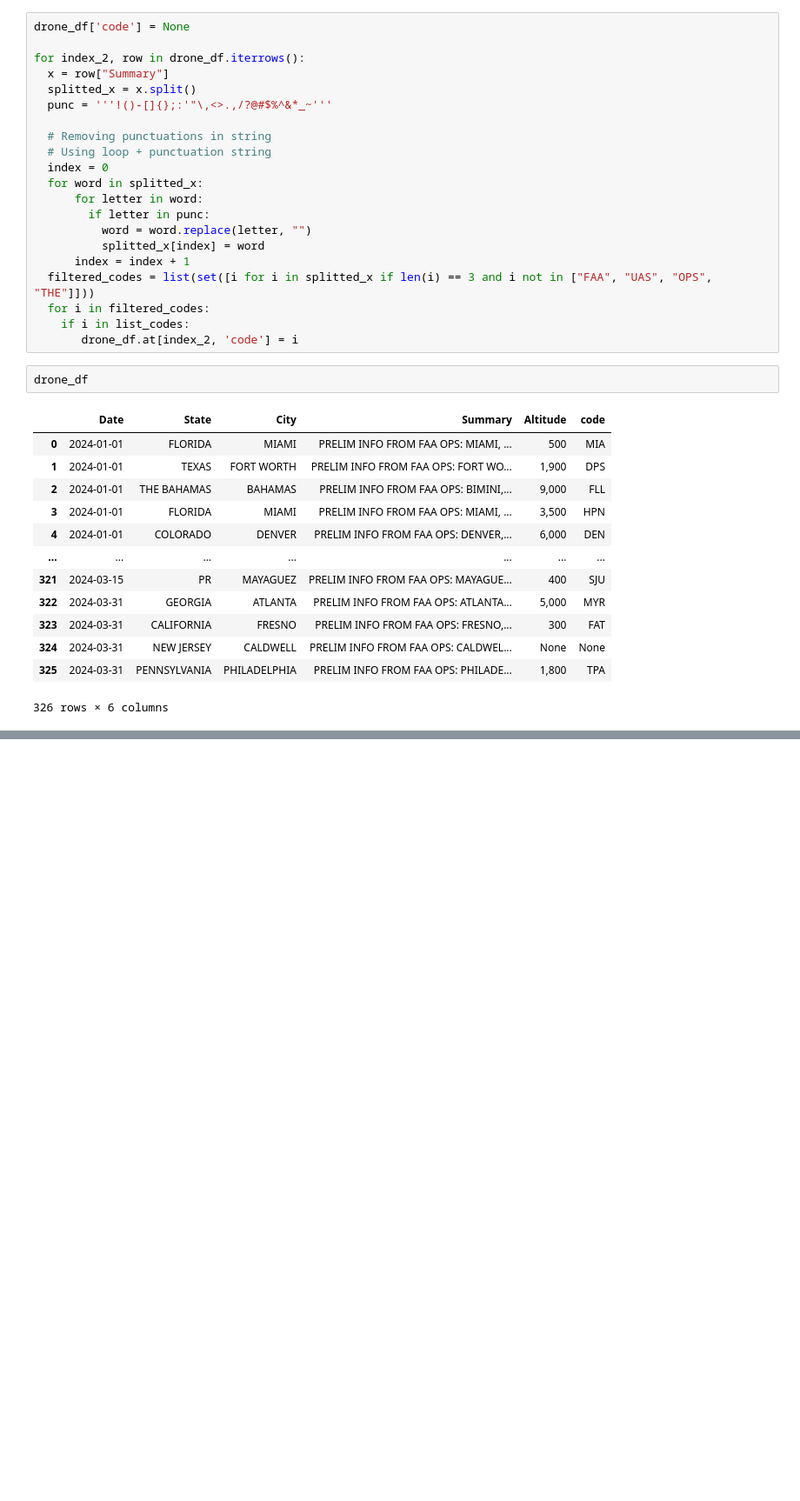
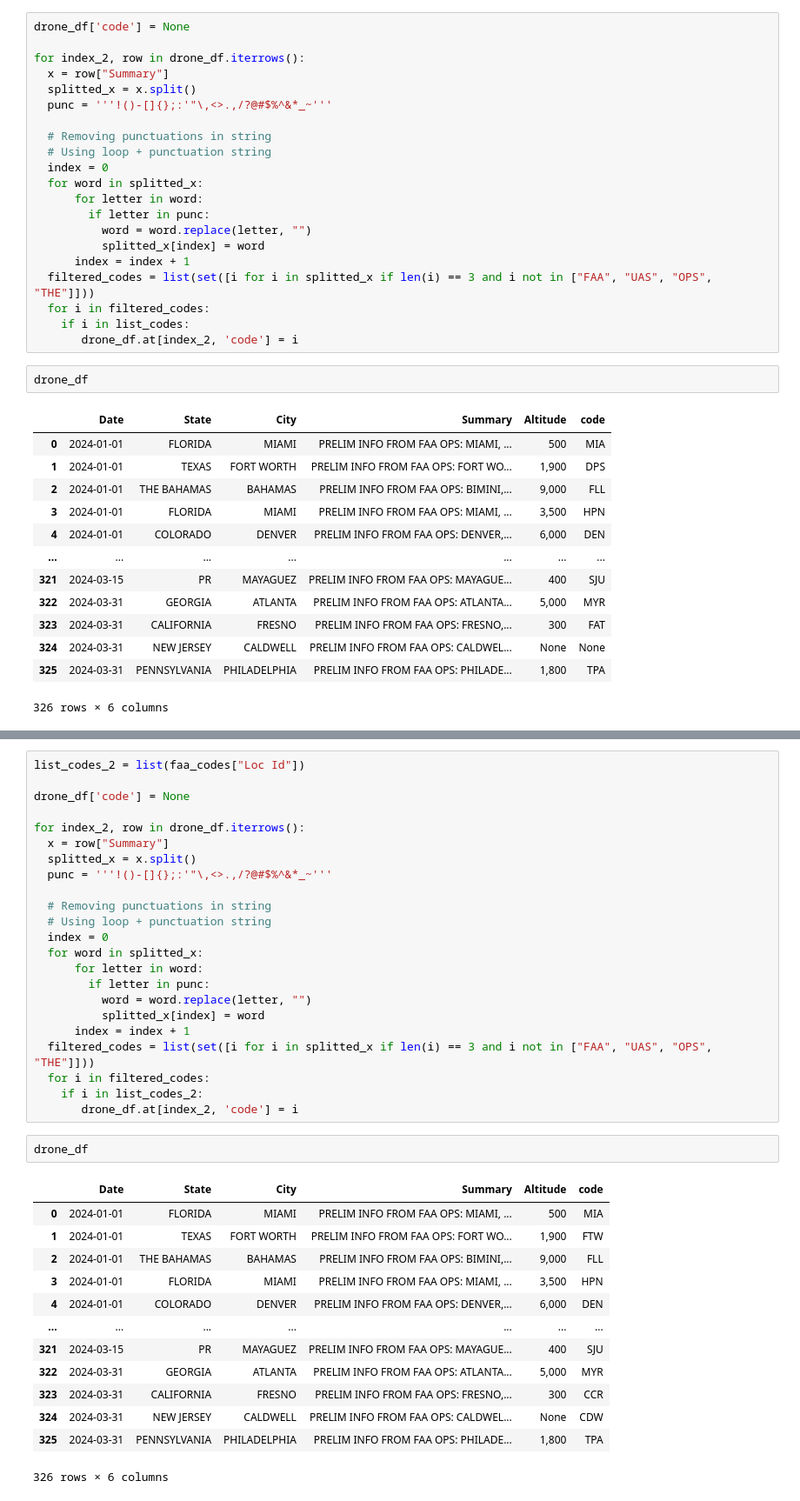
Before and after one commit to vishalival/drone-intrusion, a Jupyter notebook: code1.ipynb, the cells around one changed output, grey strips where cells are left out. Shown: that part at 87% size. Cells and saved outputs as stored; diff of their text form; blank space fills up the shorter version.

```diff
--- a/code1.ipynb
+++ b/code1.ipynb
@@ -133,0 +158,39 @@ drone_df
+# %%
+list_codes_2 = list(faa_codes["Loc Id"])
+
+drone_df['code'] = None
+
+for index_2, row in drone_df.iterrows():
+  x = row["Summary"]
+  splitted_x = x.split()
+  punc = '''!()-[]{};:'"\,<>.,/?@#$%^&*_~'''
+
+  # Removing punctuations in string
+  # Using loop + punctuation string
+  index = 0
+  for word in splitted_x:
+      for letter in word:
+        if letter in punc:
+          word = word.replace(letter, "")
+          splitted_x[index] = word
+      index = index + 1
+  filtered_codes = list(set([i for i in splitted_x if len(i) == 3 and i not in ["FAA", "UAS", "OPS", "THE"]]))
+  for i in filtered_codes:
+    if i in list_codes_2:
+       drone_df.at[index_2, 'code'] = i
+# %%
+drone_df
+# %% [output]
+|  | Date | State | City | Summary | Altitude | code |
+| 0 | 2024-01-01 | FLORIDA | MIAMI | PRELIM INFO FROM FAA OPS: MIAMI, ... | 500 | MIA |
+| 1 | 2024-01-01 | TEXAS | FORT WORTH | PRELIM INFO FROM FAA OPS: FORT WO... | 1,900 | FTW |
+| 2 | 2024-01-01 | THE BAHAMAS | BAHAMAS | PRELIM INFO FROM FAA OPS: BIMINI,... | 9,000 | FLL |
+| 3 | 2024-01-01 | FLORIDA | MIAMI | PRELIM INFO FROM FAA OPS: MIAMI, ... | 3,500 | HPN |
+| 4 | 2024-01-01 | COLORADO | DENVER | PRELIM INFO FROM FAA OPS: DENVER,... | 6,000 | DEN |
+| ... | ... | ... | ... | ... | ... | ... |
+| 321 | 2024-03-15 | PR | MAYAGUEZ | PRELIM INFO FROM FAA OPS: MAYAGUE... | 400 | SJU |
+| 322 | 2024-03-31 | GEORGIA | ATLANTA | PRELIM INFO FROM FAA OPS: ATLANTA... | 5,000 | MYR |
+| 323 | 2024-03-31 | CALIFORNIA | FRESNO | PRELIM INFO FROM FAA OPS: FRESNO,... | 300 | CCR |
+| 324 | 2024-03-31 | NEW JERSEY | CALDWELL | PRELIM INFO FROM FAA OPS: CALDWEL... | None | CDW |
+| 325 | 2024-03-31 | PENNSYLVANIA | PHILADELPHIA | PRELIM INFO FROM FAA OPS: PHILADE... | 1,800 | TPA |
+326 rows × 6 columns
```
Also changed, not shown: parts of 3 cells of this notebook, 1 other file.
